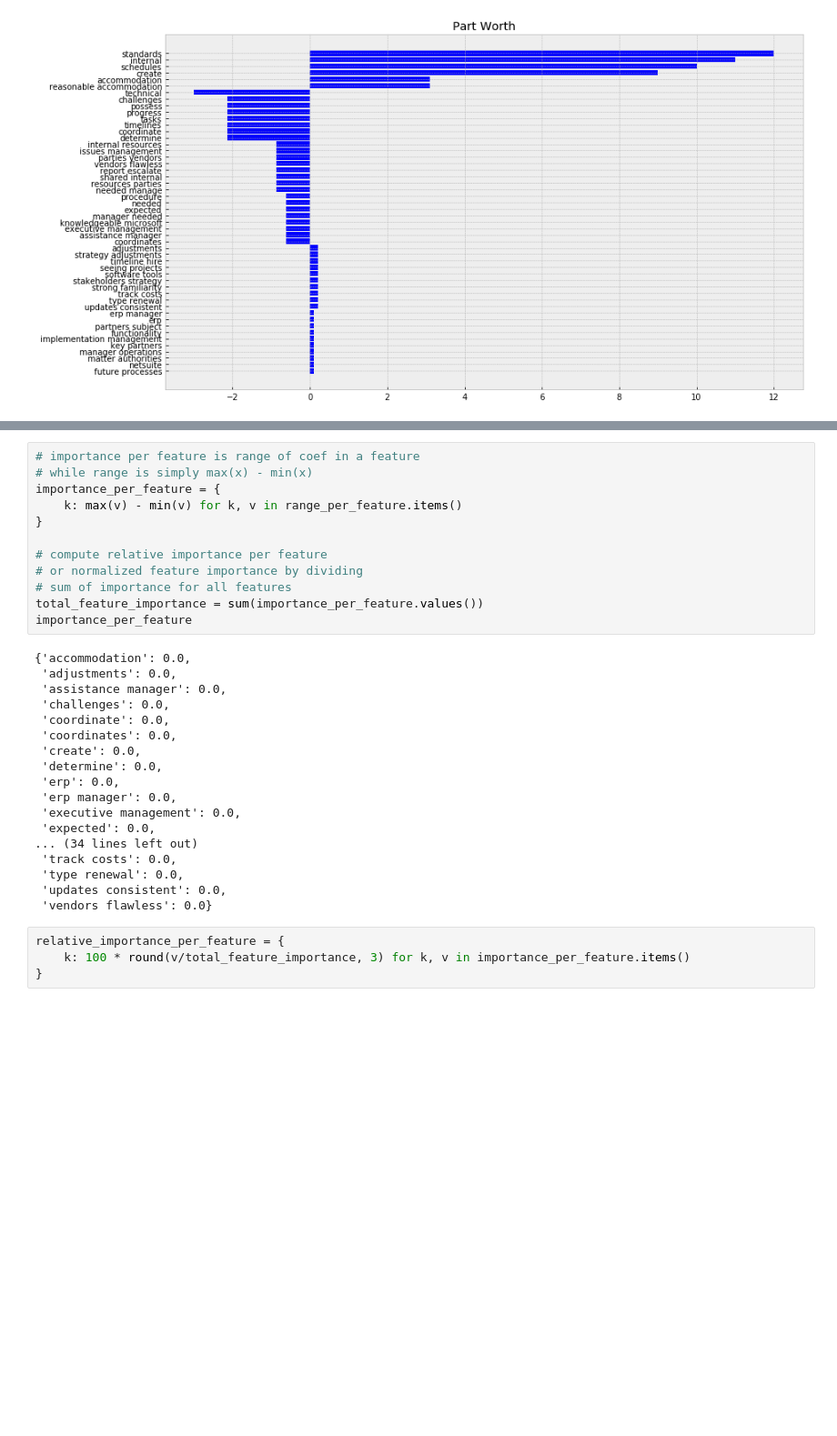
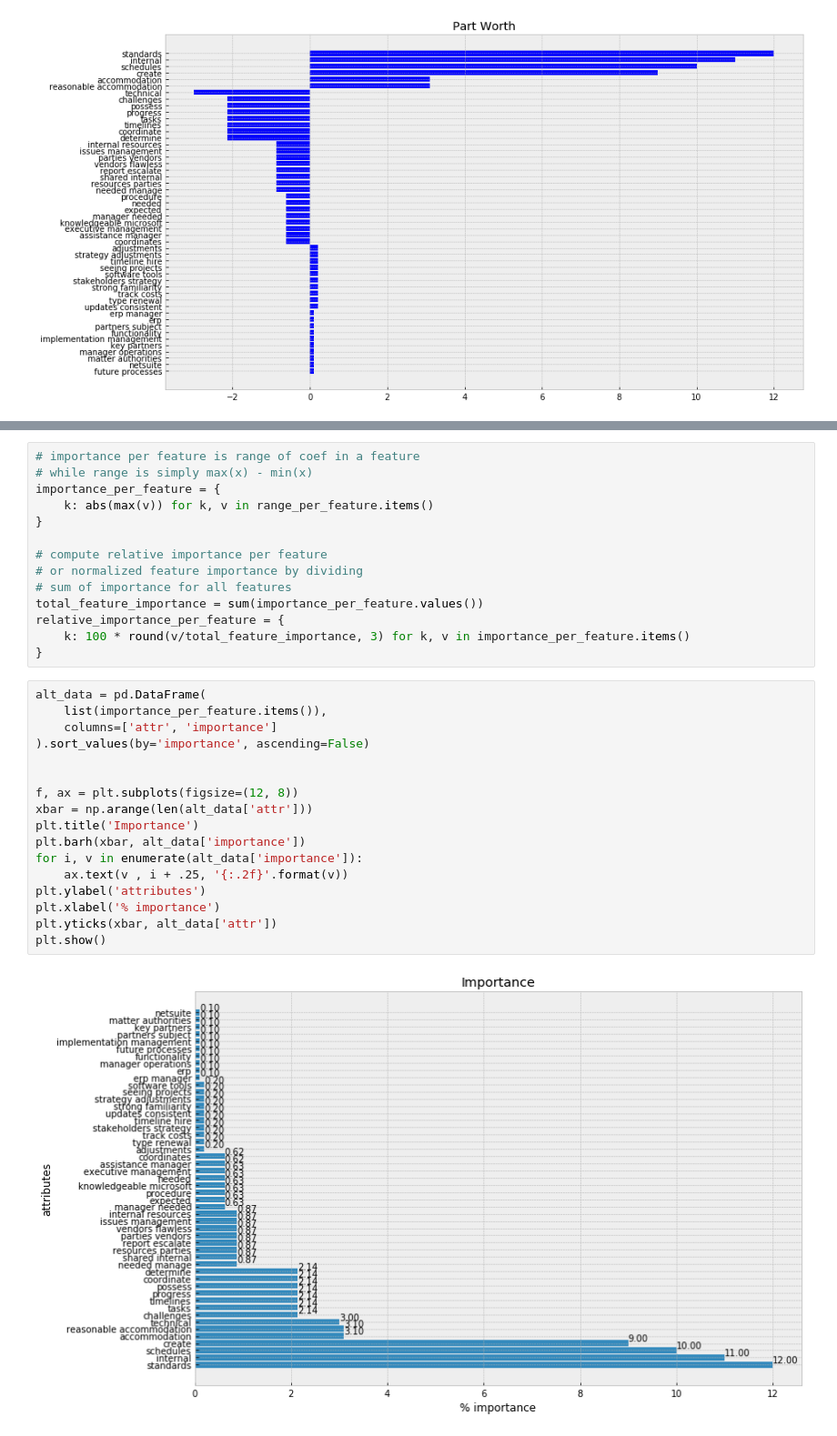
Before and after one commit to dmeyers83/TermEstimate, a Jupyter notebook: coinjoint.ipynb, the cells around one changed output, grey strips where cells are left out. Shown at 91% size. Saved outputs shown, nothing was run; the diff lists cells and outputs as text; blank space fills up the shorter version.

```diff
--- a/coinjoint.ipynb
+++ b/coinjoint.ipynb
@@ -317,33 +341,32 @@ for key, coeff in res.params.items():
 # importance per feature is range of coef in a feature
 # while range is simply max(x) - min(x)
 importance_per_feature = {
-    k: max(v) - min(v) for k, v in range_per_feature.items()
+    k: abs(max(v)) for k, v in range_per_feature.items()
 }
 
 # compute relative importance per feature
 # or normalized feature importance by dividing
 # sum of importance for all features
 total_feature_importance = sum(importance_per_feature.values())
-importance_per_feature
+relative_importance_per_feature = {
+    k: 100 * round(v/total_feature_importance, 3) for k, v in importance_per_feature.items()
+}
-# %% [output]
-{'accommodation': 0.0,
- 'adjustments': 0.0,
- 'assistance manager': 0.0,
- 'challenges': 0.0,
- 'coordinate': 0.0,
- 'coordinates': 0.0,
- 'create': 0.0,
- 'determine': 0.0,
- 'erp': 0.0,
- 'erp manager': 0.0,
- 'executive management': 0.0,
- 'expected': 0.0,
-... (34 lines left out)
- 'track costs': 0.0,
- 'type renewal': 0.0,
- 'updates consistent': 0.0,
- 'vendors flawless': 0.0}
-# %%
-relative_importance_per_feature = {
-    k: 100 * round(v/total_feature_importance, 3) for k, v in importance_per_feature.items()
-}
+# %%
+alt_data = pd.DataFrame(
+    list(importance_per_feature.items()),
+    columns=['attr', 'importance']
+).sort_values(by='importance', ascending=False)
+
+
+f, ax = plt.subplots(figsize=(12, 8))
+xbar = np.arange(len(alt_data['attr']))
+plt.title('Importance')
+plt.barh(xbar, alt_data['importance'])
+for i, v in enumerate(alt_data['importance']):
+    ax.text(v , i + .25, '{:.2f}'.format(v))
+plt.ylabel('attributes')
+plt.xlabel('% importance')
+plt.yticks(xbar, alt_data['attr'])
+plt.show()
+# %% [output]
+[figure, added]
```
Also changed, not shown: parts of 9 cells of this notebook.
